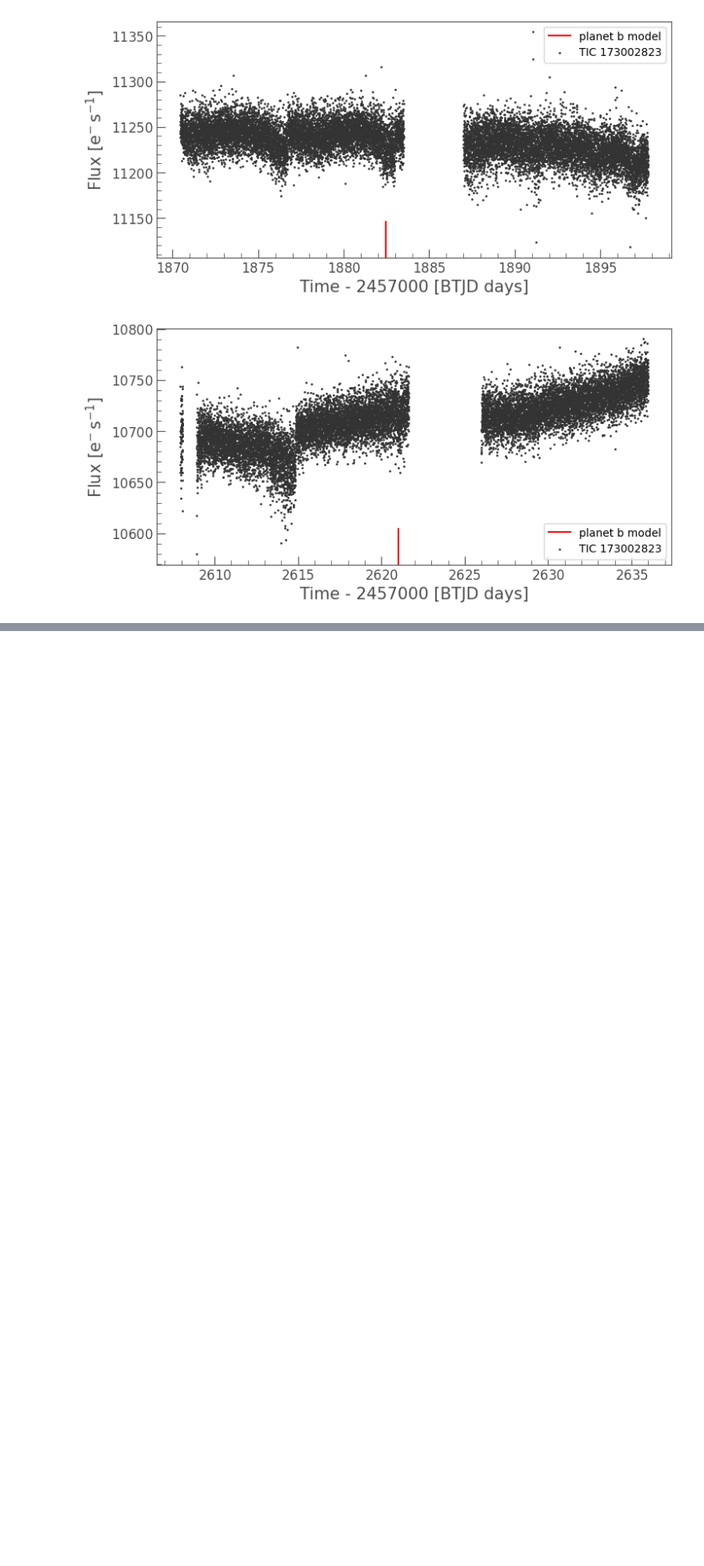
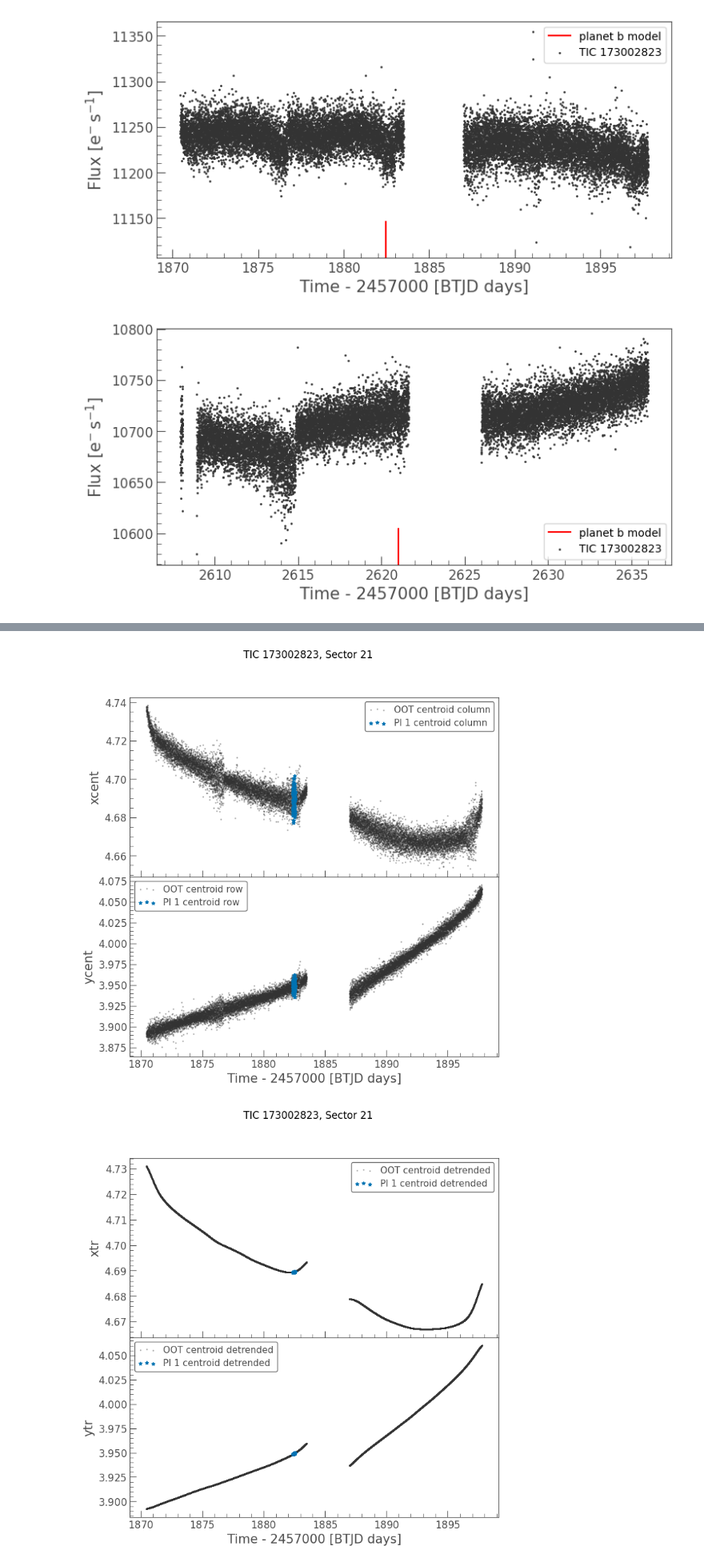
Before and after one commit to orionlee/PH_TESS_I_LightCurveViewer, a Jupyter notebook: targets/173002823/TIC_vetting_centroid-173002823_model_planet_b.ipynb, the cells around one changed output, grey strips where cells are left out. Shown at 80% size. Drawn from its saved outputs; the diff is of its cells as text; code cells hidden in the pictures; blank space fills up the shorter version.

```diff
--- a/targets/173002823/TIC_vetting_centroid-173002823_model_planet_b.ipynb
+++ b/targets/173002823/TIC_vetting_centroid-173002823_model_planet_b.ipynb
@@ -57,0 +86,10 @@ r = centroid_test(tpfs, period, t0, duration, aperture_mask='pipeline', plot=Tru
+# %%
+# plot estimated centroids / detrended centroids to check if the detrending is over/under aggressive
+for i in [0, 1]:
+    lc = r['lc_list'][i]
+    label = vt.centroiding._label(tpfs[i])
+    fig1 = vt.centroiding.plot_centroids_vs_time(lc, "cent", label=label);
+    fig2 = vt.centroiding.plot_centroids_vs_time(lc, "tr", label=label);
+# %% [output]
+[figure, added]
+[figure, added]
```
Also changed, not shown: parts of 6 cells of this notebook, 1 other file.
